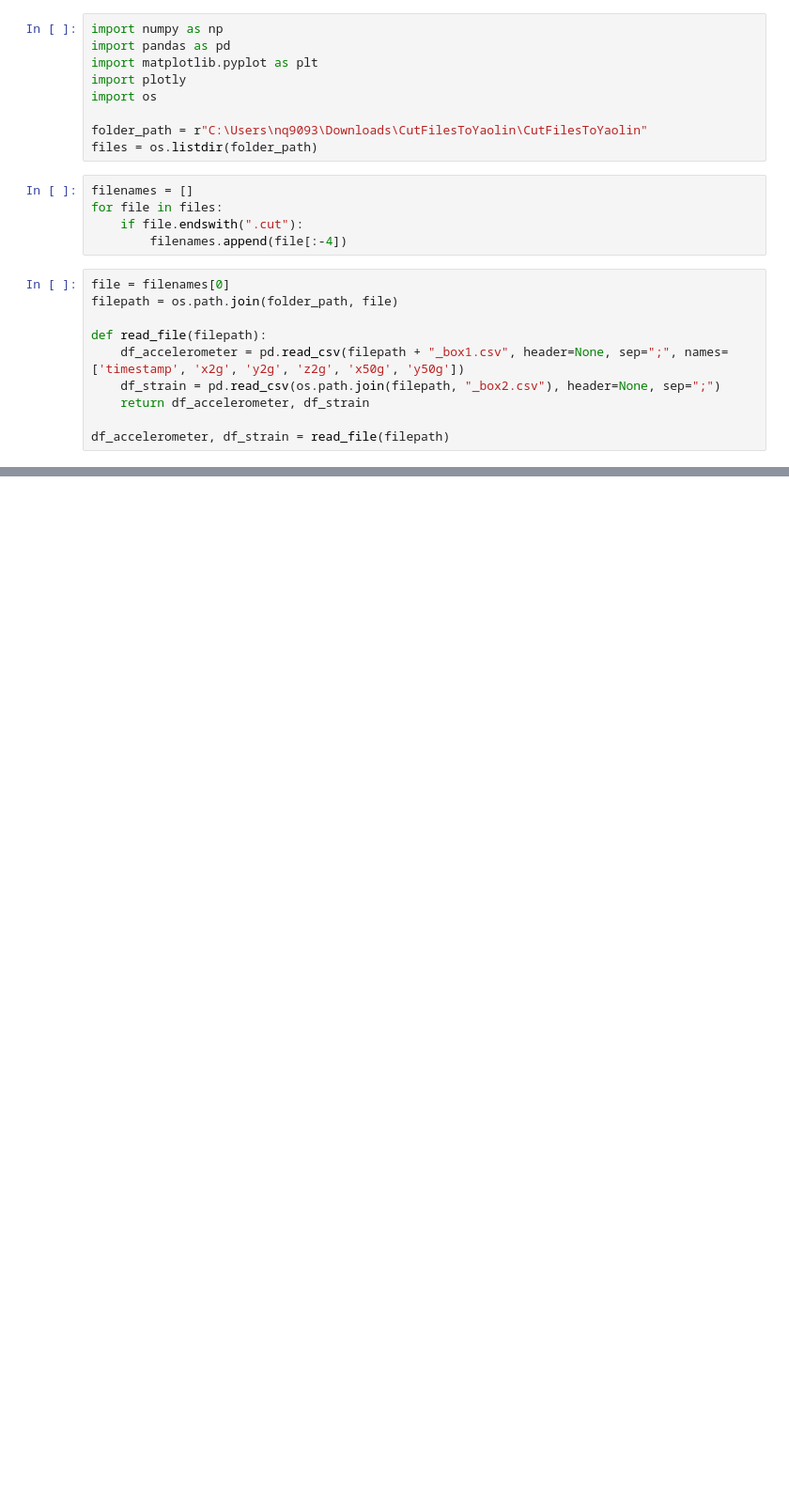
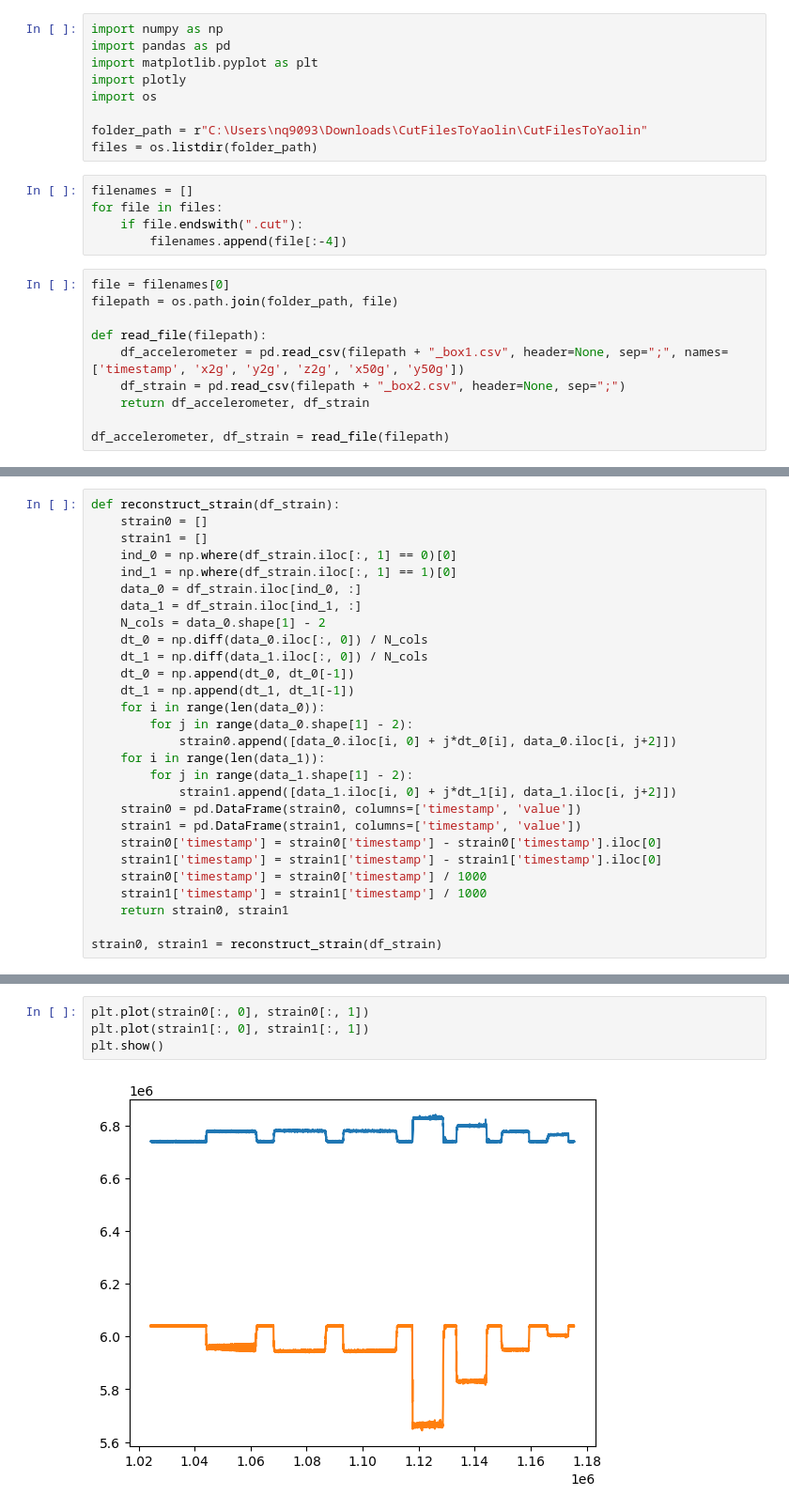
Before and after one commit to YaolinGe/AI, a Jupyter notebook: deeplearningwithpytorch/practice/eda/eda.ipynb, the cells around one changed output, grey strips where cells are left out. Shown at 94% size. Saved outputs shown, nothing was run; the diff lists cells and outputs as text; blank space fills up the shorter version.

```diff
--- a/deeplearningwithpytorch/practice/eda/eda.ipynb
+++ b/deeplearningwithpytorch/practice/eda/eda.ipynb
@@ -18,7 +18,7 @@ filepath = os.path.join(folder_path, file)
 
 def read_file(filepath):
     df_accelerometer = pd.read_csv(filepath + "_box1.csv", header=None, sep=";", names=['timestamp', 'x2g', 'y2g', 'z2g', 'x50g', 'y50g'])
-    df_strain = pd.read_csv(os.path.join(filepath, "_box2.csv"), header=None, sep=";")
+    df_strain = pd.read_csv(filepath + "_box2.csv", header=None, sep=";")
     return df_accelerometer, df_strain
 
 df_accelerometer, df_strain = read_file(filepath)
@@ -26,0 +33,28 @@ FileNotFoundError: [Errno 2] No such file or directory: 'C:\\Users\\nq9093\\Down
+# %%
+def reconstruct_strain(df_strain):
+    strain0 = []
+    strain1 = []
+    ind_0 = np.where(df_strain.iloc[:, 1] == 0)[0]
+    ind_1 = np.where(df_strain.iloc[:, 1] == 1)[0]
+    data_0 = df_strain.iloc[ind_0, :]
+    data_1 = df_strain.iloc[ind_1, :]
+    N_cols = data_0.shape[1] - 2
+    dt_0 = np.diff(data_0.iloc[:, 0]) / N_cols
+    dt_1 = np.diff(data_1.iloc[:, 0]) / N_cols
+    dt_0 = np.append(dt_0, dt_0[-1])
+    dt_1 = np.append(dt_1, dt_1[-1])
+    for i in range(len(data_0)):
+        for j in range(data_0.shape[1] - 2):
+            strain0.append([data_0.iloc[i, 0] + j*dt_0[i], data_0.iloc[i, j+2]])
+    for i in range(len(data_1)):
+        for j in range(data_1.shape[1] - 2):
+            strain1.append([data_1.iloc[i, 0] + j*dt_1[i], data_1.iloc[i, j+2]])
+    strain0 = pd.DataFrame(strain0, columns=['timestamp', 'value'])
+    strain1 = pd.DataFrame(strain1, columns=['timestamp', 'value'])
+    strain0['timestamp'] = strain0['timestamp'] - strain0['timestamp'].iloc[0]
+    strain1['timestamp'] = strain1['timestamp'] - strain1['timestamp'].iloc[0]
+    strain0['timestamp'] = strain0['timestamp'] / 1000
+    strain1['timestamp'] = strain1['timestamp'] / 1000
+    return strain0, strain1
+
+strain0, strain1 = reconstruct_strain(df_strain)
@@ -26,0 +64,6 @@ FileNotFoundError: [Errno 2] No such file or directory: 'C:\\Users\\nq9093\\Down
+# %%
+plt.plot(strain0[:, 0], strain0[:, 1])
+plt.plot(strain1[:, 0], strain1[:, 1])
+plt.show()
+# %% [output]
+[figure, added]
```
Also changed, not shown: parts of 3 cells of this notebook.
